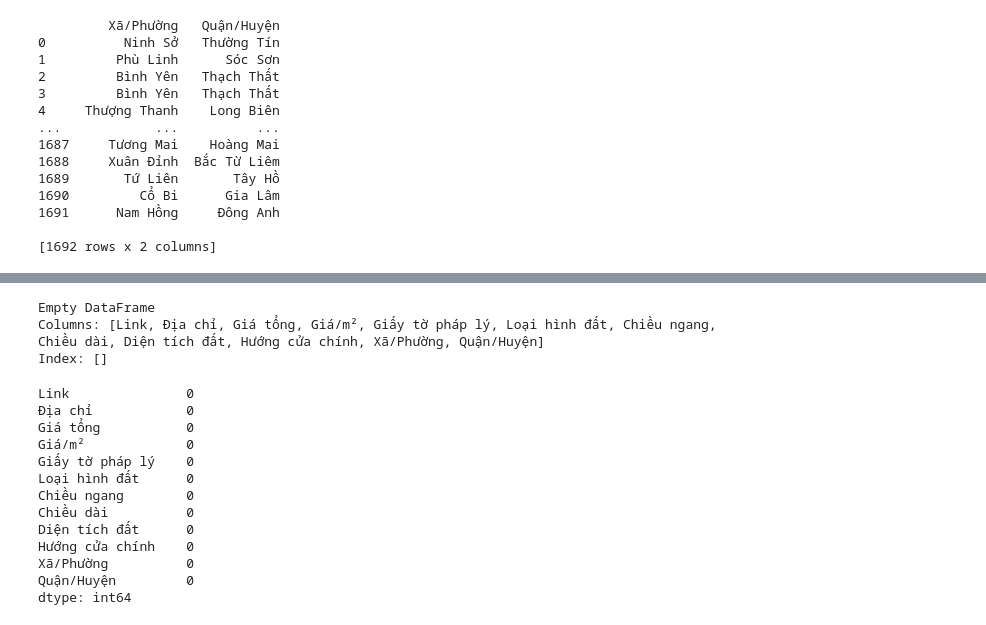
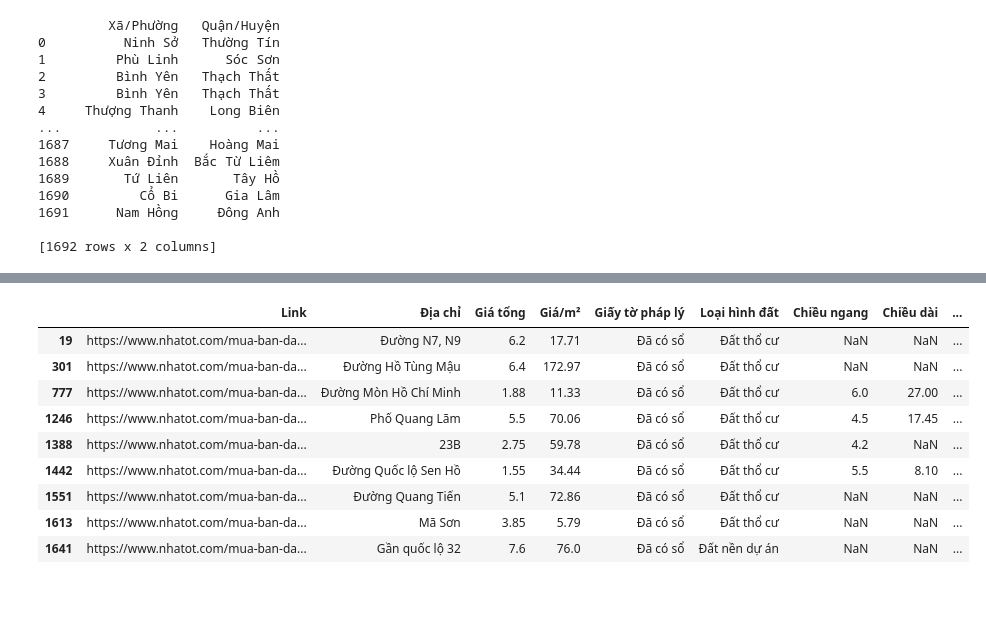
Before and after one commit to thinh661/Visual_HousePrice_HaNoi, a Jupyter notebook: pre_processing_dataset.ipynb, the cells around one changed output, grey strips where cells are left out. Drawn from its saved outputs; the diff is of its cells as text; code cells hidden in the pictures; blank space fills up the shorter version.

Commit message:
push data datthocu

```diff
--- a/pre_processing_dataset.ipynb
+++ b/pre_processing_dataset.ipynb
@@ -554,29 +548,17 @@ print(missing_df)
 # %%
 missing_df = df[df['Quận/Huyện'].isnull()]
-print(missing_df)
+missing_df
 # %% [output]
-Empty DataFrame
-Columns: [Link, Địa chỉ, Giá tổng, Giá/m², Giấy tờ pháp lý, Loại hình đất, Chiều ngang, Chiều dài, Diện tích đất, Hướng cửa chính, Xã/Phường, Quận/Huyện]
-Index: []
+|  | Link | Địa chỉ | Giá tổng | Giá/m² | Giấy tờ pháp lý | Loại hình đất | Chiều ngang | Chiều dài | ... |
+| 19 | https://www.nhatot.com/mua-ban-da... | Đường N7, N9 | 6.2 | 17.71 | Đã có sổ | Đất thổ cư | NaN | NaN | ... |
+| 301 | https://www.nhatot.com/mua-ban-da... | Đường Hồ Tùng Mậu | 6.4 | 172.97 | Đã có sổ | Đất thổ cư | NaN | NaN | ... |
+| 777 | https://www.nhatot.com/mua-ban-da... | Đường Mòn Hồ Chí Minh | 1.88 | 11.33 | Đã có sổ | Đất thổ cư | 6.0 | 27.00 | ... |
+| 1246 | https://www.nhatot.com/mua-ban-da... | Phố Quang Lãm | 5.5 | 70.06 | Đã có sổ | Đất thổ cư | 4.5 | 17.45 | ... |
+| 1388 | https://www.nhatot.com/mua-ban-da... | 23B | 2.75 | 59.78 | Đã có sổ | Đất thổ cư | 4.2 | NaN | ... |
+| 1442 | https://www.nhatot.com/mua-ban-da... | Đường Quốc lộ Sen Hồ | 1.55 | 34.44 | Đã có sổ | Đất thổ cư | 5.5 | 8.10 | ... |
+| 1551 | https://www.nhatot.com/mua-ban-da... | Đường Quang Tiến | 5.1 | 72.86 | Đã có sổ | Đất thổ cư | NaN | NaN | ... |
+| 1613 | https://www.nhatot.com/mua-ban-da... | Mã Sơn | 3.85 | 5.79 | Đã có sổ | Đất thổ cư | NaN | NaN | ... |
+| 1641 | https://www.nhatot.com/mua-ban-da... | Gần quốc lộ 32 | 7.6 | 76.0 | Đã có sổ | Đất nền dự án | NaN | NaN | ... |
-# %%
-missing_commune_df = df[df['Quận/Huyện'].isnull()]
-
-# Hiển thị các hàng có 'commune' là null
-print(missing_commune_df.count())
-# %% [output]
-Link               0
-Địa chỉ            0
-Giá tổng           0
-Giá/m²             0
-Giấy tờ pháp lý    0
-Loại hình đất      0
-Chiều ngang        0
-Chiều dài          0
-Diện tích đất      0
-Hướng cửa chính    0
-Xã/Phường          0
-Quận/Huyện         0
-dtype: int64
 # %%
 df['Xã/Phường'].fillna("Trống", inplace=True)
 df['Quận/Huyện'].fillna("Trống", inplace=True)
```
Also changed, not shown: parts of 11 cells of this notebook, 1 other file.
